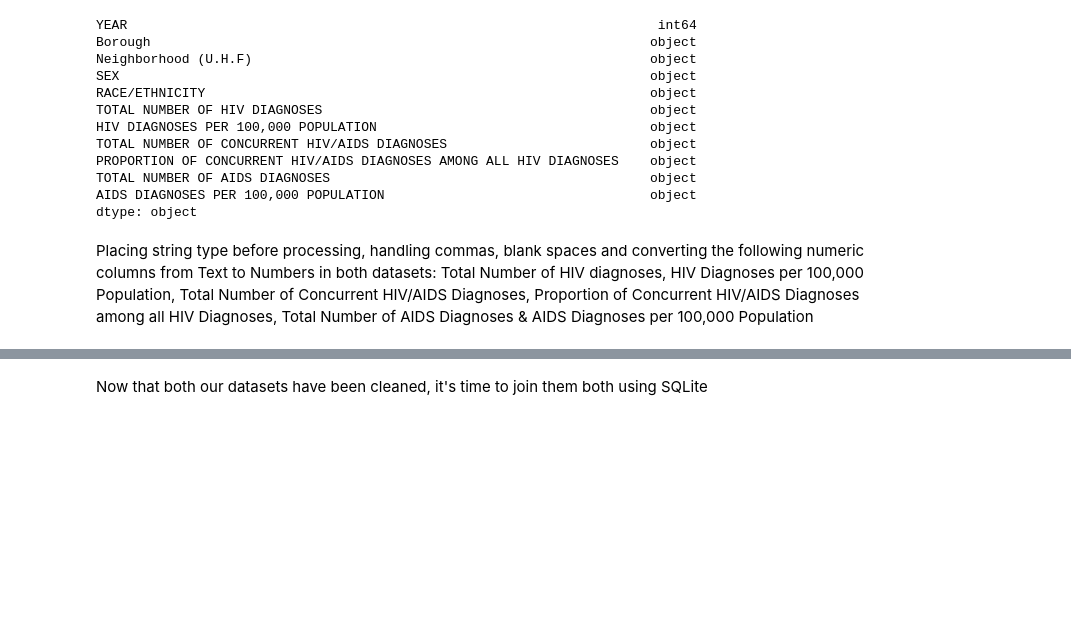
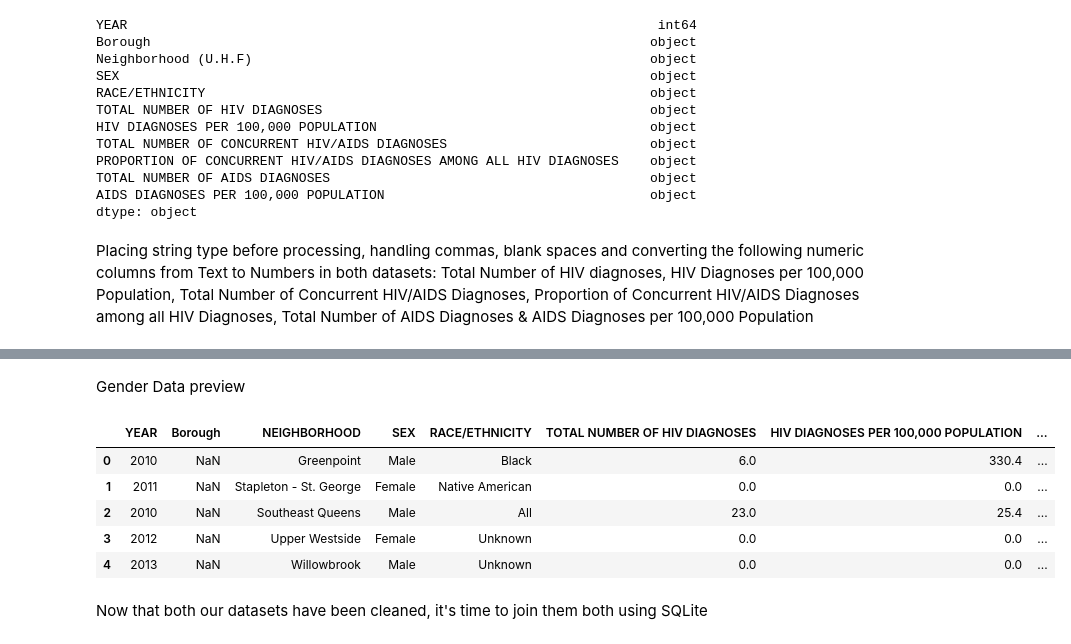
Before and after one commit to Victoire03/HIV-infections-in-New-York-City, a Jupyter notebook: Data_analysis.ipynb, the cells around one changed output, grey strips where cells are left out. Drawn from its saved outputs; the diff is of its cells as text; code cells hidden in the pictures; blank space fills up the shorter version.

```diff
--- a/Data_analysis.ipynb
+++ b/Data_analysis.ipynb
@@ -133,0 +177,3 @@ dtype: object
+# %%
+df_Gender.rename(columns={"Neighborhood (U.H.F)": "NEIGHBORHOOD"}, inplace=True)
+df_Gender.columns
@@ -174,0 +217,6 @@ Standardizing Text Columns to ensure consistency across both datasets
+# %%
+pd.set_option('display.max_rows', 50)     # Show up to 100 rows
+pd.set_option('display.max_columns', 11)   # Show up to 11 columns
+df_Age.head()
+
+#df_Age.iloc[54]
@@ -175,2 +230,15 @@ Standardizing Text Columns to ensure consistency across both datasets
+# %% [markdown]
+Gender Data preview
+# %%
+pd.set_option('display.max_rows', 50)     # Show up to 100 rows
+pd.set_option('display.max_columns', 11)   # Show up to 11 columns
+df_Gender.head()
+# %% [output]
+|  | YEAR | Borough | NEIGHBORHOOD | SEX | RACE/ETHNICITY | TOTAL NUMBER OF HIV DIAGNOSES | HIV DIAGNOSES PER 100,000 POPULATION | ... |
+| 0 | 2010 | NaN | Greenpoint | Male | Black | 6.0 | 330.4 | ... |
+| 1 | 2011 | NaN | Stapleton - St. George | Female | Native American | 0.0 | 0.0 | ... |
+| 2 | 2010 | NaN | Southeast Queens | Male | All | 23.0 | 25.4 | ... |
+| 3 | 2012 | NaN | Upper Westside | Female | Unknown | 0.0 | 0.0 | ... |
+| 4 | 2013 | NaN | Willowbrook | Male | Unknown | 0.0 | 0.0 | ... |
 # %% [markdown]
 Now that both our datasets have been cleaned, it's time to join them both using SQLite
```
Also changed, not shown: parts of 14 cells of this notebook, 2 other files.
